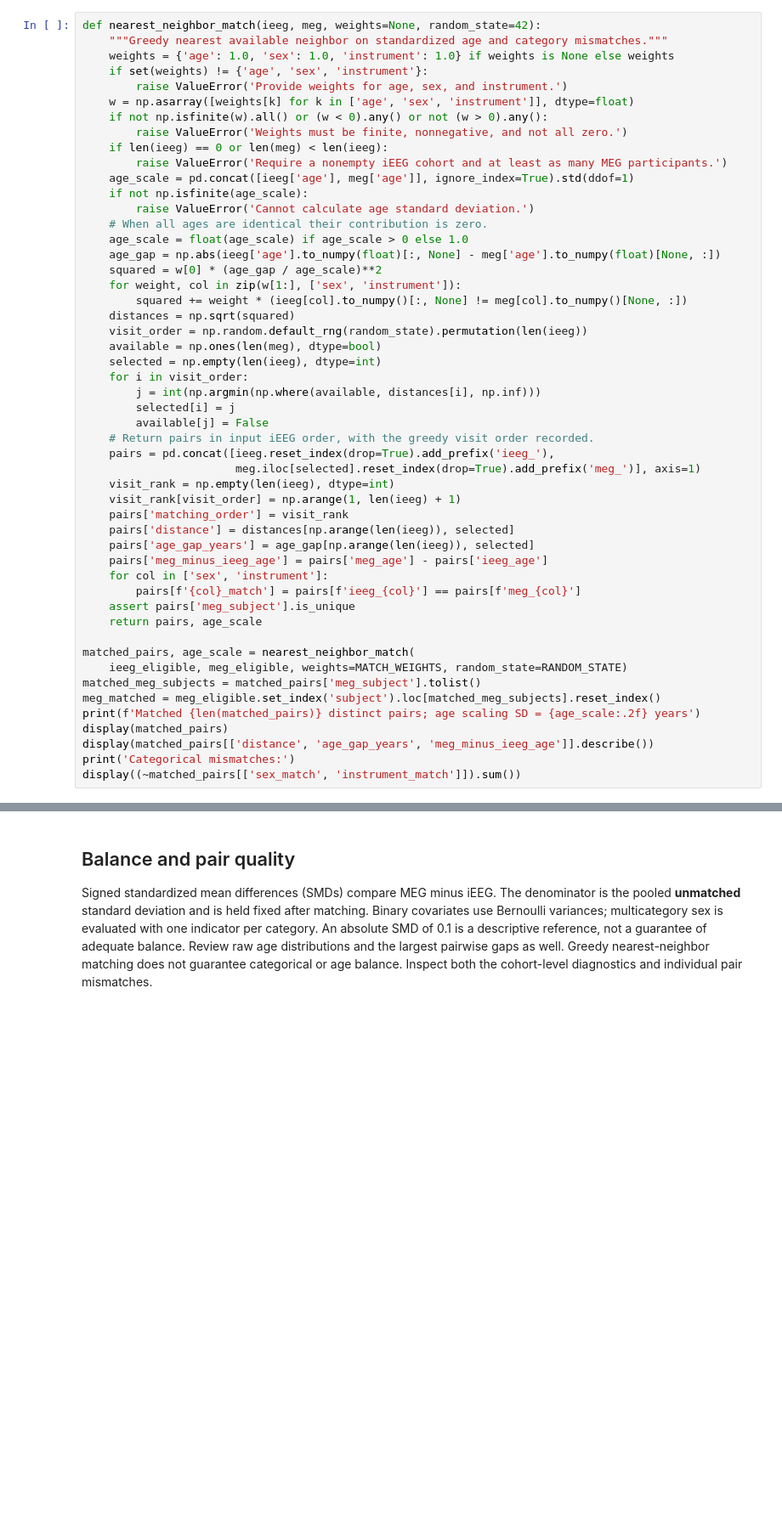
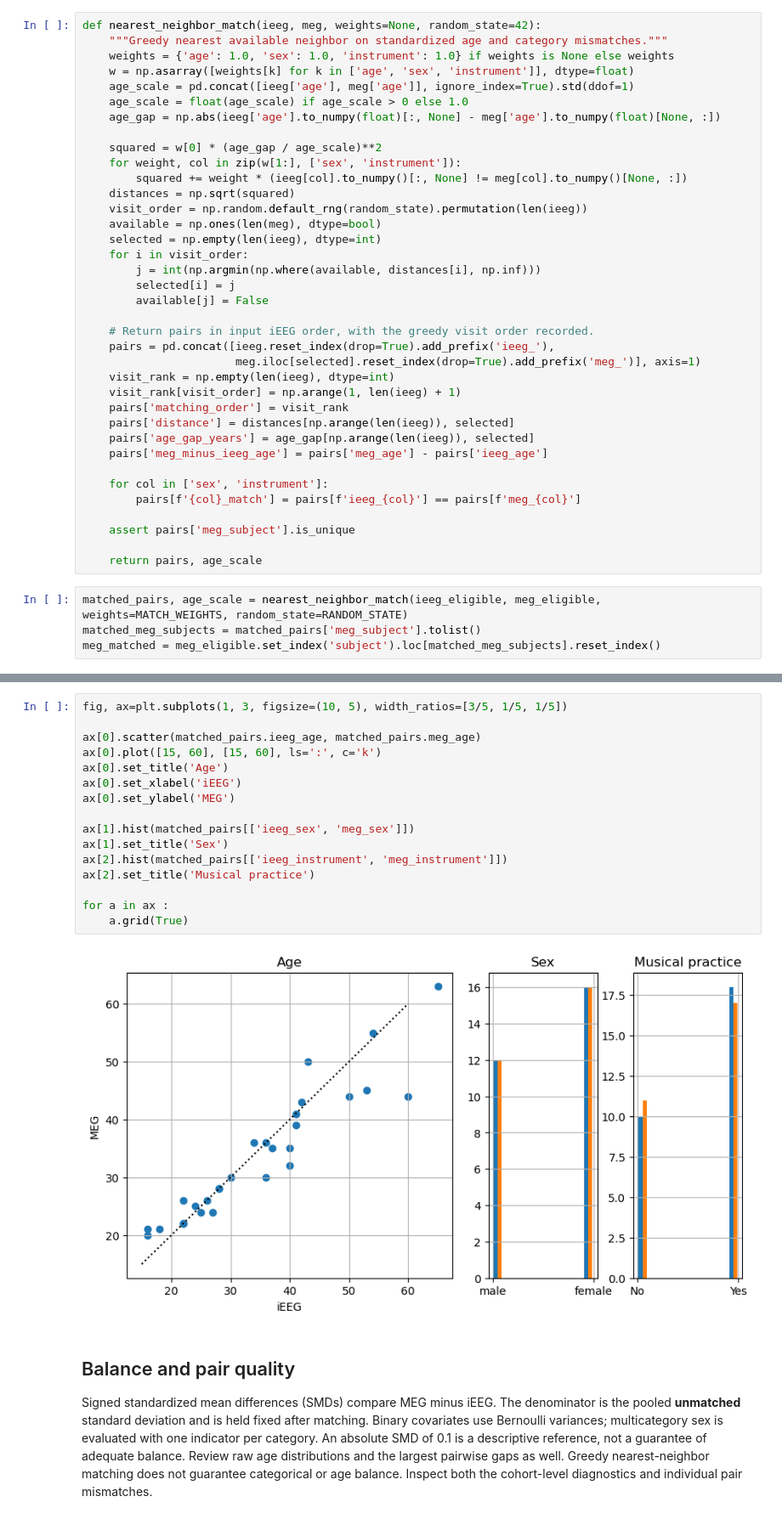
Before and after one commit to barbaragrosjean/MIB_iEEG, a Jupyter notebook: iEEGvsMEG/vs0_dem_match.ipynb, the cells around one changed output, grey strips where cells are left out. Shown at 85% size. Saved outputs shown, nothing was run; the diff lists cells and outputs as text; blank space fills up the shorter version.

Commit message:
dem match done

```diff
--- a/iEEGvsMEG/vs0_dem_match.ipynb
+++ b/iEEGvsMEG/vs0_dem_match.ipynb
@@ -72,19 +63,11 @@ if set(ieeg_eligible['sex']) != set(meg_eligible['sex']):
 def nearest_neighbor_match(ieeg, meg, weights=None, random_state=42):
     """Greedy nearest available neighbor on standardized age and category mismatches."""
     weights = {'age': 1.0, 'sex': 1.0, 'instrument': 1.0} if weights is None else weights
-    if set(weights) != {'age', 'sex', 'instrument'}:
-        raise ValueError('Provide weights for age, sex, and instrument.')
     w = np.asarray([weights[k] for k in ['age', 'sex', 'instrument']], dtype=float)
-    if not np.isfinite(w).all() or (w < 0).any() or not (w > 0).any():
-        raise ValueError('Weights must be finite, nonnegative, and not all zero.')
-    if len(ieeg) == 0 or len(meg) < len(ieeg):
-        raise ValueError('Require a nonempty iEEG cohort and at least as many MEG participants.')
     age_scale = pd.concat([ieeg['age'], meg['age']], ignore_index=True).std(ddof=1)
-    if not np.isfinite(age_scale):
-        raise ValueError('Cannot calculate age standard deviation.')
-    # When all ages are identical their contribution is zero.
     age_scale = float(age_scale) if age_scale > 0 else 1.0
     age_gap = np.abs(ieeg['age'].to_numpy(float)[:, None] - meg['age'].to_numpy(float)[None, :])
+
     squared = w[0] * (age_gap / age_scale)**2
     for weight, col in zip(w[1:], ['sex', 'instrument']):
         squared += weight * (ieeg[col].to_numpy()[:, None] != meg[col].to_numpy()[None, :])
@@ -96,6 +79,7 @@ def nearest_neighbor_match(ieeg, meg, weights=None, random_state=42):
         j = int(np.argmin(np.where(available, distances[i], np.inf)))
         selected[i] = j
         available[j] = False
+
     # Return pairs in input iEEG order, with the greedy visit order recorded.
     pairs = pd.concat([ieeg.reset_index(drop=True).add_prefix('ieeg_'),
                        meg.iloc[selected].reset_index(drop=True).add_prefix('meg_')], axis=1)
@@ -105,17 +89,14 @@ def nearest_neighbor_match(ieeg, meg, weights=None, random_state=42):
     pairs['distance'] = distances[np.arange(len(ieeg)), selected]
     pairs['age_gap_years'] = age_gap[np.arange(len(ieeg)), selected]
     pairs['meg_minus_ieeg_age'] = pairs['meg_age'] - pairs['ieeg_age']
+
     for col in ['sex', 'instrument']:
         pairs[f'{col}_match'] = pairs[f'ieeg_{col}'] == pairs[f'meg_{col}']
+
     assert pairs['meg_subject'].is_unique
+
     return pairs, age_scale
-
-matched_pairs, age_scale = nearest_neighbor_match(
-    ieeg_eligible, meg_eligible, weights=MATCH_WEIGHTS, random_state=RANDOM_STATE)
-matched_meg_subjects = matched_pairs['meg_subject'].tolist()
-meg_matched = meg_eligible.set_index('subject').loc[matched_meg_subjects].reset_index()
-print(f'Matched {len(matched_pairs)} distinct pairs; age scaling SD = {age_scale:.2f} years')
-display(matched_pairs)
-display(matched_pairs[['distance', 'age_gap_years', 'meg_minus_ieeg_age']].describe())
-print('Categorical mismatches:')
-display((~matched_pairs[['sex_match', 'instrument_match']]).sum())
+# %%
+matched_pairs, age_scale = nearest_neighbor_match(ieeg_eligible, meg_eligible, weights=MATCH_WEIGHTS, random_state=RANDOM_STATE)
+matched_meg_subjects = matched_pairs['meg_subject'].tolist()
+meg_matched = meg_eligible.set_index('subject').loc[matched_meg_subjects].reset_index()
@@ -122,3 +126,21 @@ display((~matched_pairs[['sex_match', 'instrument_match']]).sum())
+# %%
+fig, ax=plt.subplots(1, 3, figsize=(10, 5), width_ratios=[3/5, 1/5, 1/5])
+
+ax[0].scatter(matched_pairs.ieeg_age, matched_pairs.meg_age)
+ax[0].plot([15, 60], [15, 60], ls=':', c='k')
+ax[0].set_title('Age')
+ax[0].set_xlabel('iEEG')
+ax[0].set_ylabel('MEG')
+
+ax[1].hist(matched_pairs[['ieeg_sex', 'meg_sex']])
+ax[1].set_title('Sex')
+ax[2].hist(matched_pairs[['ieeg_instrument', 'meg_instrument']])
+ax[2].set_title('Musical practice')
+
+for a in ax :
+    a.grid(True)
+# %% [output]
+[figure, added]
 # %% [markdown]
 ## Balance and pair quality
 
```
Also changed, not shown: parts of 8 cells of this notebook.
